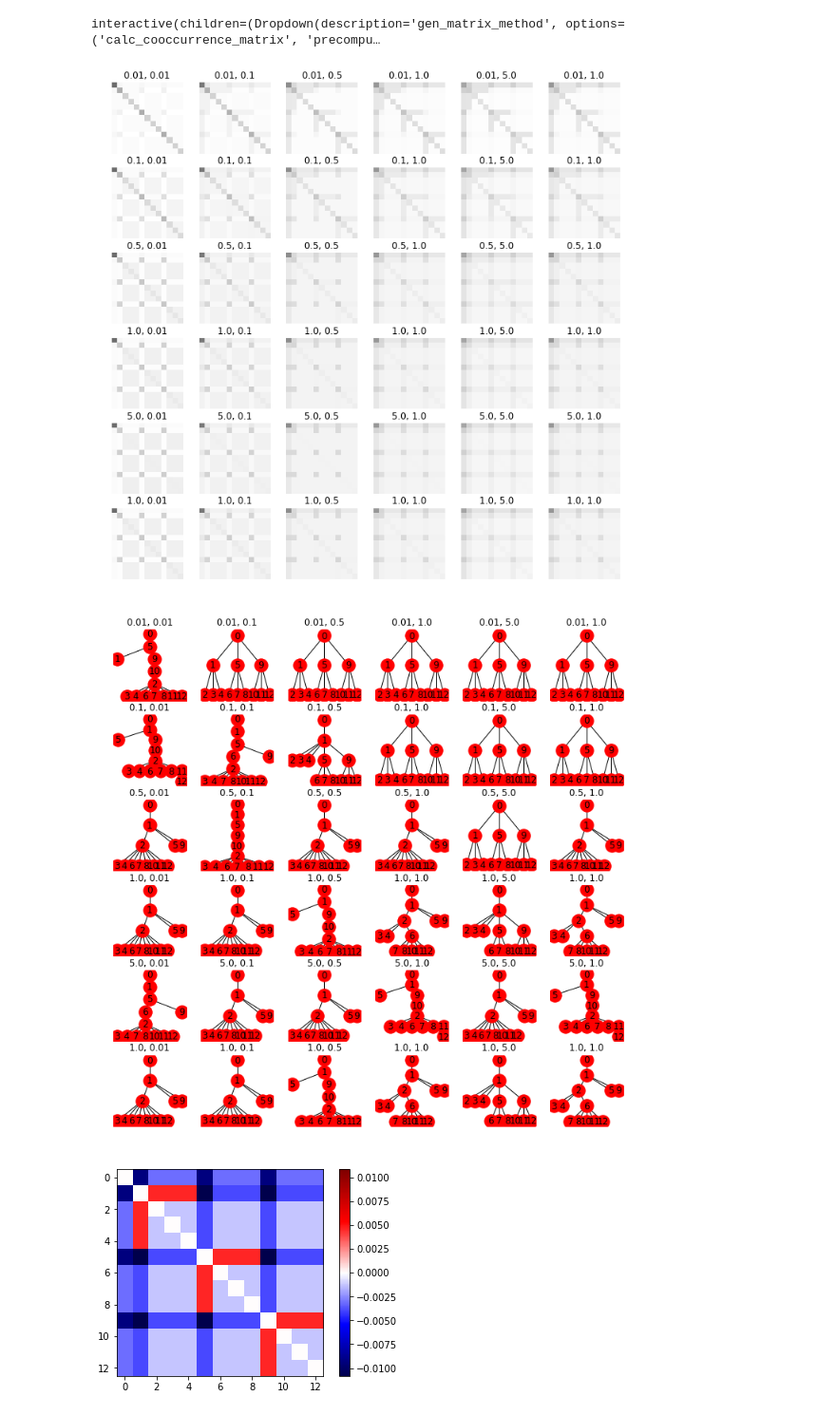
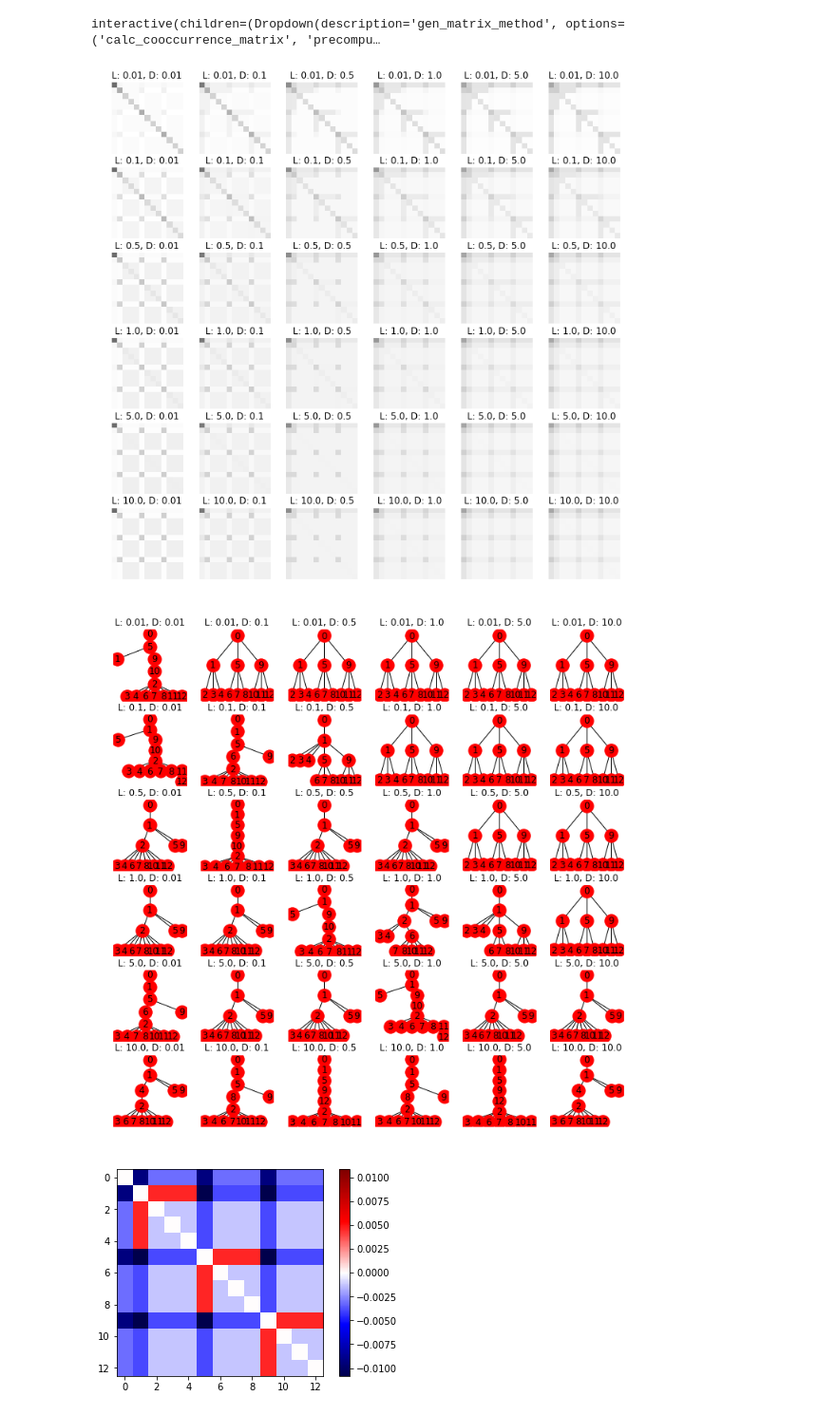
Before and after one commit to aleveren/ucsd-research, a Jupyter notebook: simple-hier-topic-model/topic_cooccurrence.ipynb, the cells around one changed output. Shown at 95% size. Drawn from its saved outputs; the diff is of its cells as text; code cells hidden in the pictures.

```diff
--- a/simple-hier-topic-model/topic_cooccurrence.ipynb
+++ b/simple-hier-topic-model/topic_cooccurrence.ipynb
@@ -688,9 +690,0 @@ nx.draw(t, pos=bfs_layout(t), with_labels=True)
-# %%
-for d in diagnostics:
-    plt.figure()
-    plt.imshow(d["matrix"])
-    if "selection" in d:
-        i, j = d["selection"]
-        #print("col (x) = {}, row (y) = {}".format(i, j))
-        plt.gca().add_patch(mpl.patches.Rectangle((i - 0.5, j - 0.5), 1, 1, fill=None, edgecolor='red'))
-        plt.gca().set_title("Edge: {} $\\rightarrow$ {}".format(*d["edge"]))
@@ -710,0 +691,22 @@ for d in diagnostics:
+# %%
+for d in diagnostics:
+    fig, ax = plt.subplots()
+    ax.imshow(d["matrix"], vmin=0, vmax=1, cmap='gray_r')
+    title = None
+    if "selection" in d:
+        i, j = d["selection"]
+        #print("col (x) = {}, row (y) = {}".format(i, j))
+        ax.add_patch(mpl.patches.Rectangle((j - 0.5, i - 0.5), 1, 1, fill=None, edgecolor='red'))
+        title = "Add Edge: {} --> {}".format(*d["edge"])
+        ax.set_yticks(np.arange(len(d["rem_ind_arr"])))
+        ax.set_yticklabels(d["rem_ind_arr"])
+        ax.set_xticks(np.arange(len(d["used_ind_arr"])))
+        ax.set_xticklabels(d["used_ind_arr"])
+    elif "root" in d:
+        ax.add_patch(mpl.patches.Rectangle((-0.5, d["root"] - 0.5), d["matrix"].shape[1], 1, fill = None, edgecolor='red'))
+        title = "Select Root: {}".format(d["root"])
+    if title is not None:
+        ax.set_title(title)
+        print(title)
+fig, ax = plt.subplots()
+nx.draw(t, pos=bfs_layout(t), with_labels=True, ax=ax)
@@ -762,32 +808,32 @@ ipw.interact(
 # %% [output]
 interactive(children=(Dropdown(description='gen_matrix_method', options=('calc_cooccurrence_matrix', 'precompu…
 # %%
-alpha_L_list = [0.01, 0.1, 0.5, 1.0, 5.0, 1.0]
-alpha_D_list = [0.01, 0.1, 0.5, 1.0, 5.0, 1.0]
+alpha_L_list = [0.01, 0.1, 0.5, 1.0, 5.0, 10.0]
+alpha_D_list = [0.01, 0.1, 0.5, 1.0, 5.0, 10.0]
 
 fig, ax = nicesubplots(len(alpha_L_list), len(alpha_L_list), scale=2)
 fig_tree, ax_tree = nicesubplots(len(alpha_L_list), len(alpha_L_list), scale=2)
 
 for i, alpha_L in enumerate(alpha_L_list):
     for j, alpha_D in enumerate(alpha_D_list):
         m = calc_cooccurrence_matrix(alpha_depths=alpha_D, alpha_leaves=alpha_L, branching_factors=[3,3])
         #perm = np.random.RandomState(1).permutation(m.shape[0])
         #m = permute_square(m, perm)
 
         #ax[i, j].imshow(m, vmin=0, vmax=1, cmap='gray_r')
         ax[i, j].imshow(np.power(m, 0.5), vmin=0, vmax=1, cmap='gray_r')
         #ax[i, j].imshow(to_cond(m), vmin=0, vmax=1, cmap='gray_r')
         #ax[i, j].imshow(to_corr(m), vmin=-1, vmax=1, cmap='seismic')
 
         t = extract1(m)
         nx.draw(t, pos = bfs_layout(t), with_labels=True, ax = ax_tree[i, j])
 
         for a in (ax[i,j], ax_tree[i,j]):
             a.axis('off')
-            a.set_title("{}, {}".format(alpha_L, alpha_D))
+            a.set_title("L: {}, D: {}".format(alpha_L, alpha_D))
 # %% [output]
-[figure, old version]
+[figure, new version]
-[figure, old version]
+[figure, new version]
 # %%
 def to_corr(m):
     m_sum = m.sum(axis=0)
```
Also changed, not shown: parts of 6 cells of this notebook.
